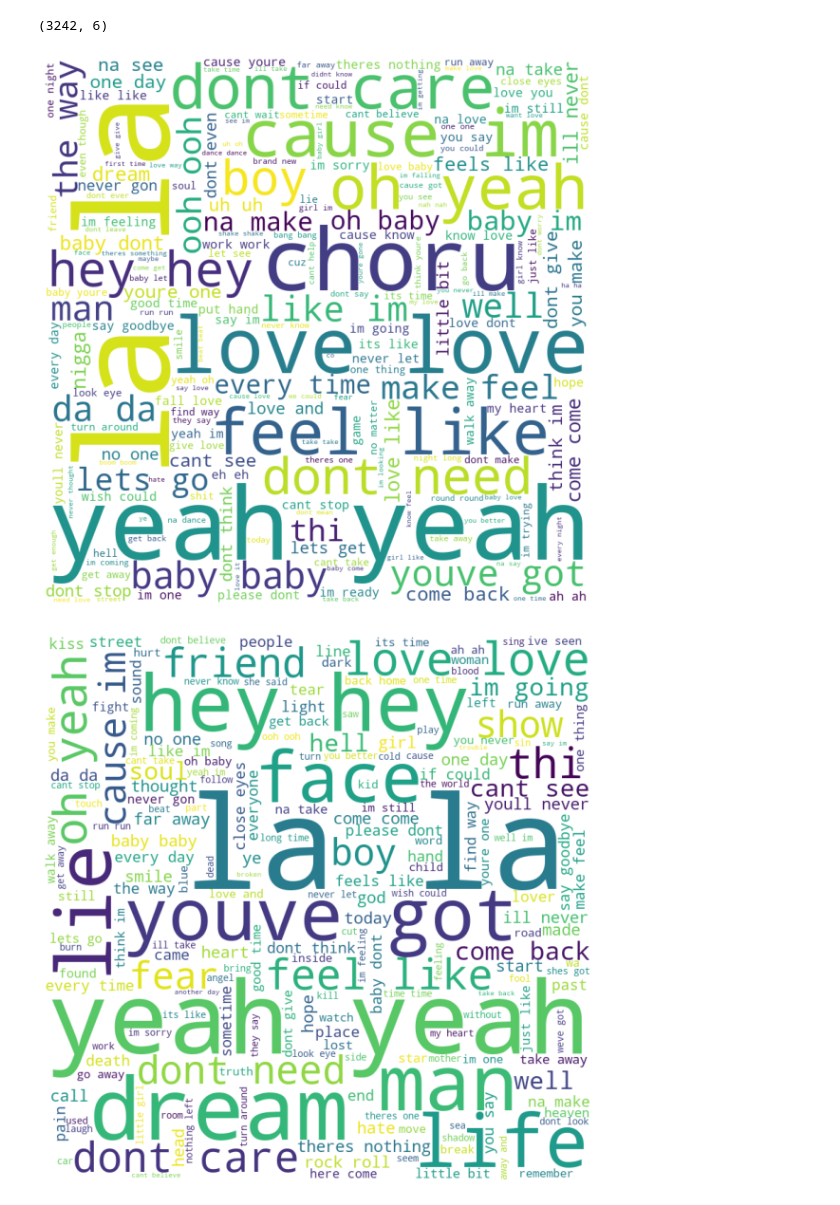
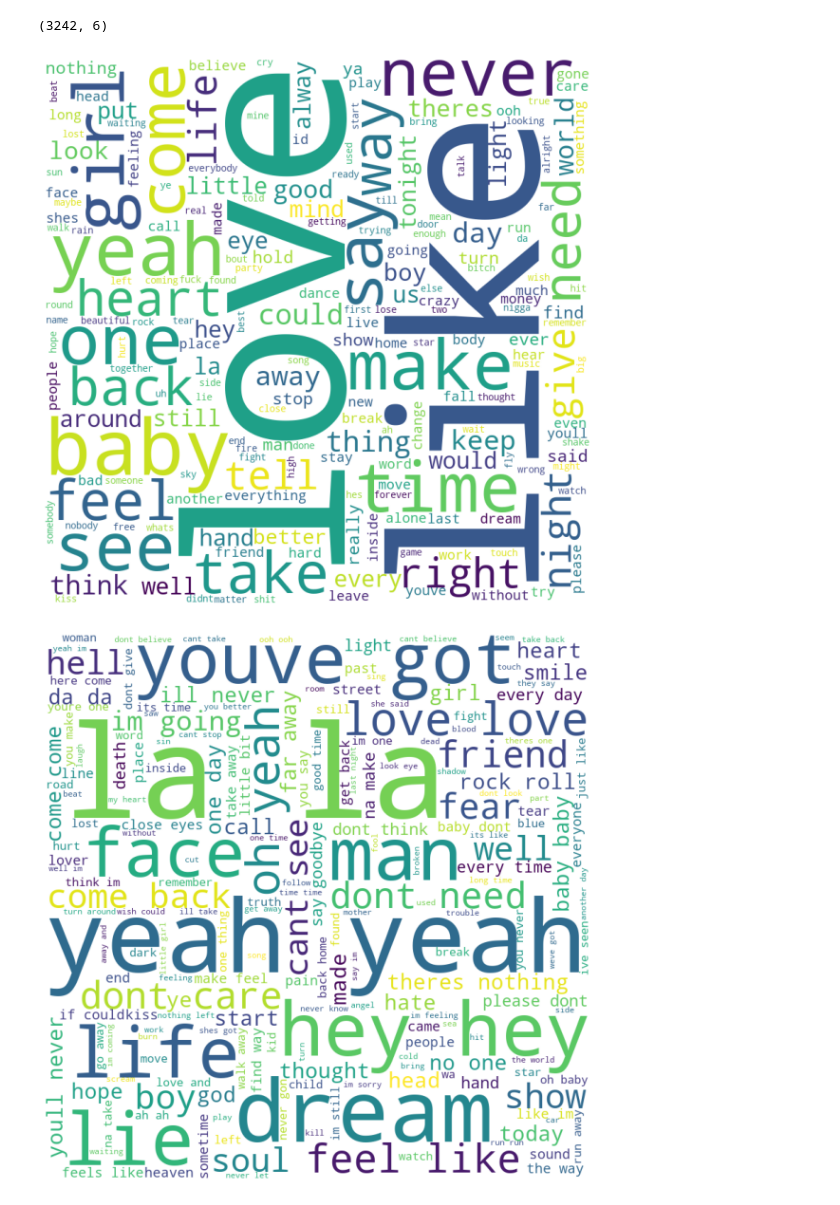
Before and after one commit to christianmadhan/Mandatory-Assignment-2, a Jupyter notebook: Mandatory Assignment 2.ipynb, the cells around one changed output. Saved outputs shown, nothing was run; the diff lists cells and outputs as text; code cells hidden in the pictures.

Commit message:
try single word in wordcloud

```diff
--- a/Mandatory Assignment 2.ipynb
+++ b/Mandatory Assignment 2.ipynb
@@ -117,31 +120,32 @@ import nltk
 # %%
 comment_words = ''
 stopwords = nltk.corpus.stopwords.words('english')
-newStopWords = ['i', 'and', 'im', 'dont', 'the', 'na', 'got', 'get', 'but', 'oh', 'want', 'wan', 'go', 'gon', 'ill', 'your', 'thats', 'in', 'a' 'wont', 'ta', 'ive', 'when', 'what', 'to', 'let', 'the', 'if', 'em', 'aint', 'chorus', 'know', 'cant', 'so', 'when','this', 'verse', 'youre','go', 'its', 'ive', 'in', 'wont','just']
+newStopWords = ['i', 'and', 'im', 'dont', 'the', 'na', 'got', 'get', 'but', 'oh', 'want', 'wan', 'go', 'gon', 'ill', 'your', 'thats', 'in', 'a' 'wont', 'ta', 'ive', 'when', 'what', 'to', 'let', 'the', 'if', 'em', 'aint', 'chorus', 'choru', 'know', 'cant', 'so', 'when','this', 'verse', 'youre','go', 'its', 'ive', 'in', 'wont','just', 'thi', 'cause', 'lets']
 stopwords.extend(newStopWords)
 
 for val in pop_data_clean_round4["Lyric"]:
     val = str(val)
     tokens = val.split()
     for i in range(len(tokens)):
         tokens[i] = tokens[i].lower()
 
     comment_words += " ".join(tokens)+" "
 
 wordcloud = WordCloud(width = 800, height = 800,
                 background_color ='white',
                 stopwords = stopwords,
+                collocations=False,
                 min_font_size = 10).generate(comment_words)
 
 # plot the WordCloud image
 plt.figure(figsize = (8, 8), facecolor = None)
 plt.imshow(wordcloud)
 plt.axis("off")
 plt.tight_layout(pad = 0)
 
 plt.show()
 # %% [output]
-[figure, old version]
+[figure, new version]
 # %%
 comment_words = ''
 for val in rock_data_clean_round4["Lyric"]:
@@ -165,7 +169,7 @@ plt.tight_layout(pad = 0)
 
 plt.show()
 # %% [output]
-[figure, old version]
+[figure, new version]
 # %%
 comment_words = ''
 for val in hiphop_data_clean_round4["Lyric"]:
```
Also changed, not shown: parts of 4 cells of this notebook, 54 other files.
